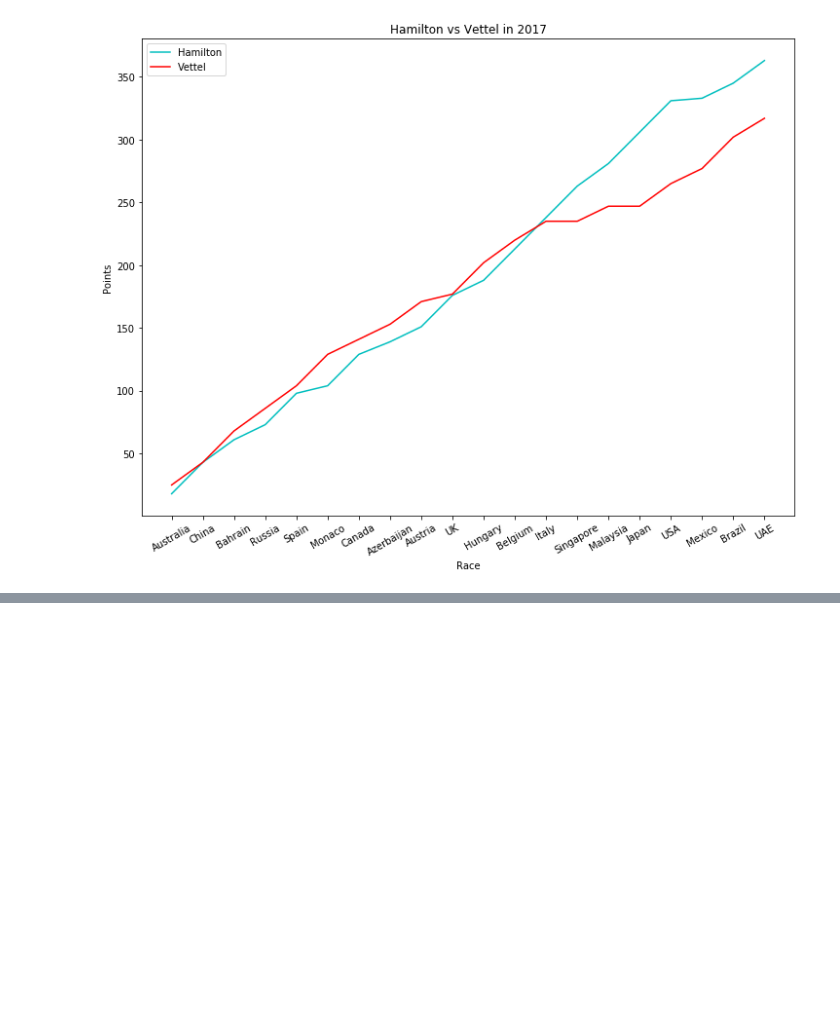
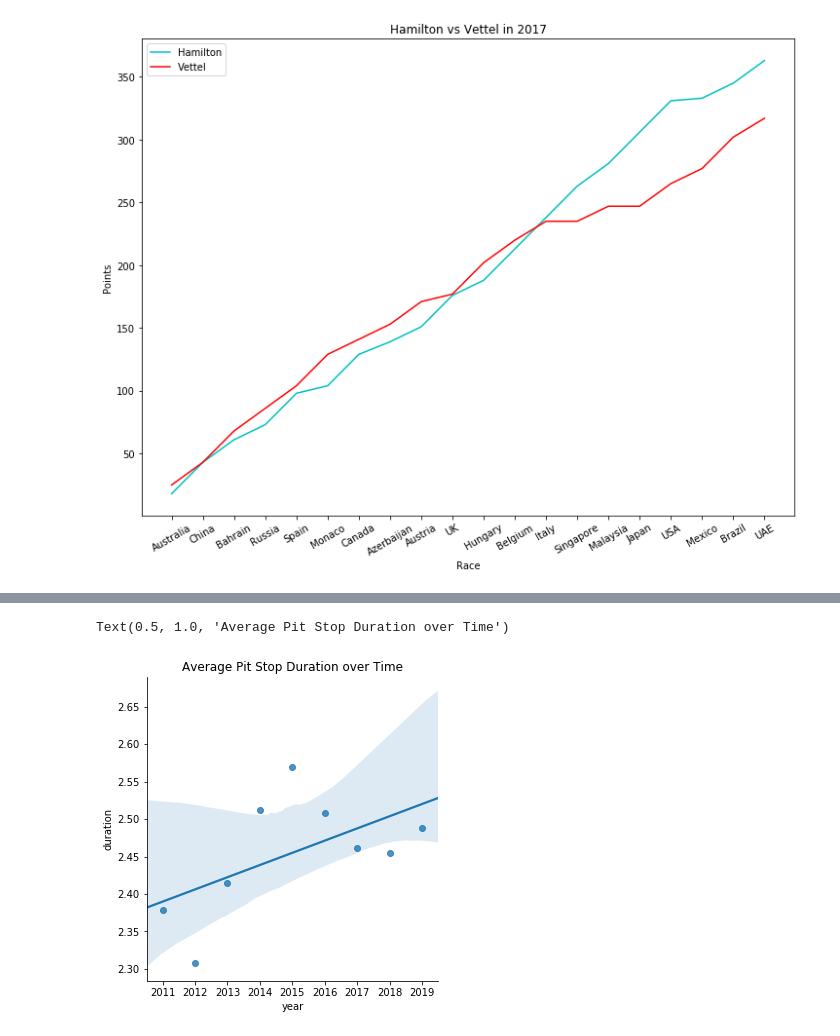
Before and after one commit to jla524/f1-analysis, a Jupyter notebook: formula-1-data-analysis.ipynb, the cells around one changed output, grey strips where cells are left out. Cells and saved outputs as stored; diff of their text form; code cells hidden in the pictures; blank space fills up the shorter version.

```diff
--- a/formula-1-data-analysis.ipynb
+++ b/formula-1-data-analysis.ipynb
@@ -561,0 +588,16 @@ plt.legend(['Hamilton', 'Vettel'])
+# %%
+# Now we can begin working on the data.
+
+df = pit[pit['duration'] < 60].copy()
+
+df = df.join(races, on='raceId', how='inner', rsuffix='races')
+df = df.groupby('year').aggregate('mean').reset_index()
+# %%
+# Using seaborn, a higher-level plotting library. It seems
+# like the average pit stop duration is actually increasing.
+
+sns.lmplot('year', 'duration', data=df)
+plt.title('Average Pit Stop Duration over Time')
+# %% [output]
+Text(0.5, 1.0, 'Average Pit Stop Duration over Time')
+[figure, added]
```
Also changed, not shown: parts of 5 cells of this notebook.
